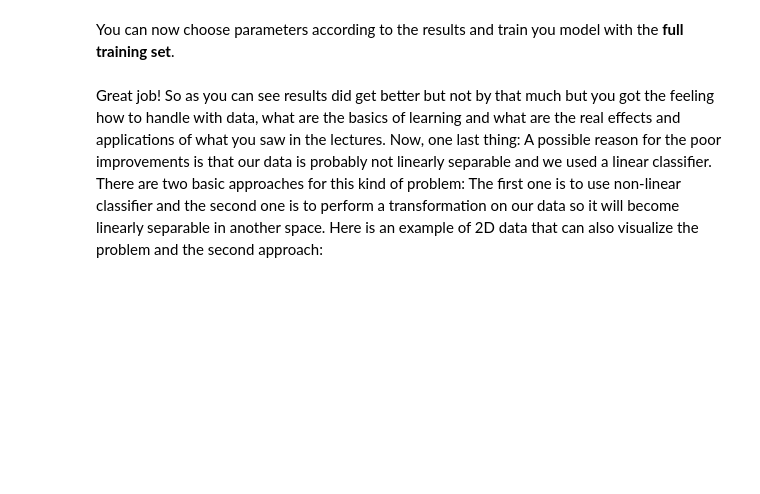
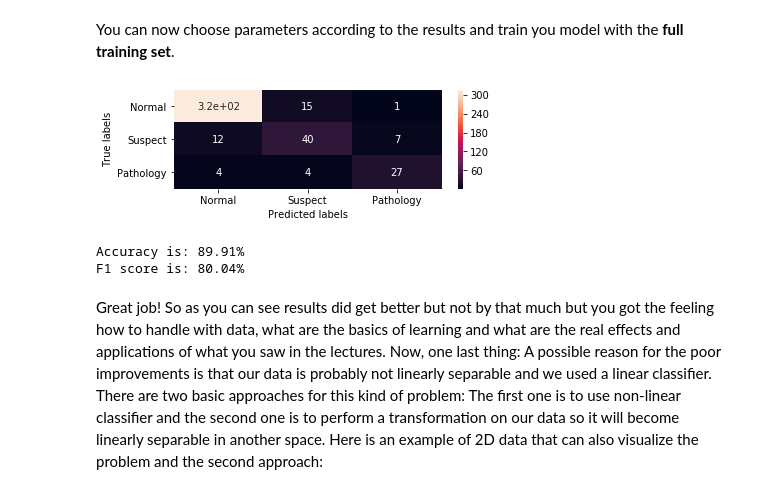
Before and after one commit to mlh-master/hw1_mlh-nathan-hadas, a Jupyter notebook: HW1.ipynb, the cells around one changed output. Cells and saved outputs as stored; diff of their text form; code cells hidden in the pictures; blank space fills up the shorter version.

```diff
--- a/HW1.ipynb
+++ b/HW1.ipynb
@@ -489,9 +498,9 @@ Implement the function `cv_kfold` in `lin_classifier` module. We will use `X_tra
 
 This function might take a while to perform depending on $ K $ and the number of regularization parameters you will choose.
 # %%
-C =  # make a list of up to 6 different values of regularization parameters and examine their effects
-K =  # choose a number of folds
-mode =  # mode of nsd function
+C = [0.0001, 0.01, 1, 10, 100, 1000] # make a list of up to 6 different values of regularization parameters and examine their effects
+K = 5 # choose a number of folds
+mode = 'standard' # mode of nsd function
 val_dict = cv_kfold(X_train, y_train, C=C, penalty=['l1', 'l2'], K=K,mode=mode)
 # %% [markdown]
 Let's visualize your results:
@@ -508,18 +519,22 @@ plt.show()
 # %% [markdown]
 You can now choose parameters according to the results and train you model with the **full training set**.
 # %%
-C =  # complete this part according to your best result
-penalty =  # complete this part according to your best result
+C = 1 # complete this part according to your best result
+penalty = 'l1' # complete this part according to your best result
 logreg = LogisticRegression(solver='saga', multi_class='ovr', penalty=penalty, C=C, max_iter=10000)
-y_pred, w = pred_log(logreg,) # complete this function using nsd function
+y_pred, w = pred_log(logreg, nsd(X_train,mode=mode), y_train, nsd(X_test, mode=mode)) # complete this function using nsd function
 
 cnf_matrix = metrics.confusion_matrix(y_test, y_pred)
 ax1 = plt.subplot(211)
 sns.heatmap(cnf_matrix, annot=True, xticklabels=['Normal','Suspect','Pathology'], yticklabels=['Normal','Suspect','Pathology'])
 ax1.set(ylabel='True labels', xlabel='Predicted labels')
 plt.show()
 print("Accuracy is: " + str("{0:.2f}".format(100 * metrics.accuracy_score(y_test, y_pred))) + "%")
 print("F1 score is: " + str("{0:.2f}".format(100 * metrics.f1_score(y_test, y_pred, average='macro'))) + "%")
+# %% [output]
+[figure, added]
+Accuracy is: 89.91%
+F1 score is: 80.04%
 # %% [markdown]
 Great job! So as you can see results did get better but not by that much but you got the feeling how to handle with data, what are the basics of learning and what are the real effects and applications of what you saw in the lectures. Now, one last thing: A possible reason for the poor improvements is that our data is probably not linearly separable and we used a linear classifier. There are two basic approaches for this kind of problem:
 The first one is to use non-linear classifier and the second one is to perform a transformation on our data so it will become linearly separable in another space. Here is an example of 2D data that can also visualize the problem and the second approach:
```
Also changed, not shown: parts of 12 cells of this notebook, 2 other files.
